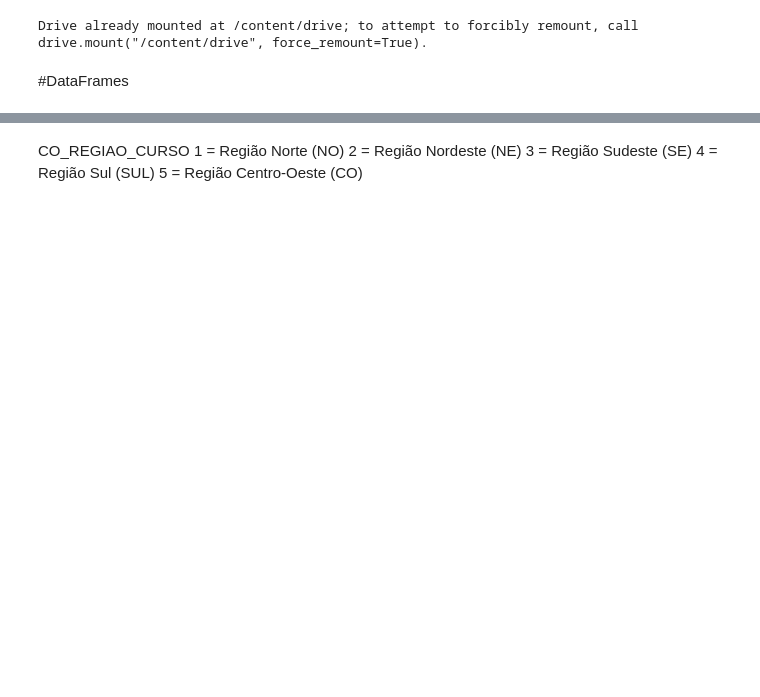
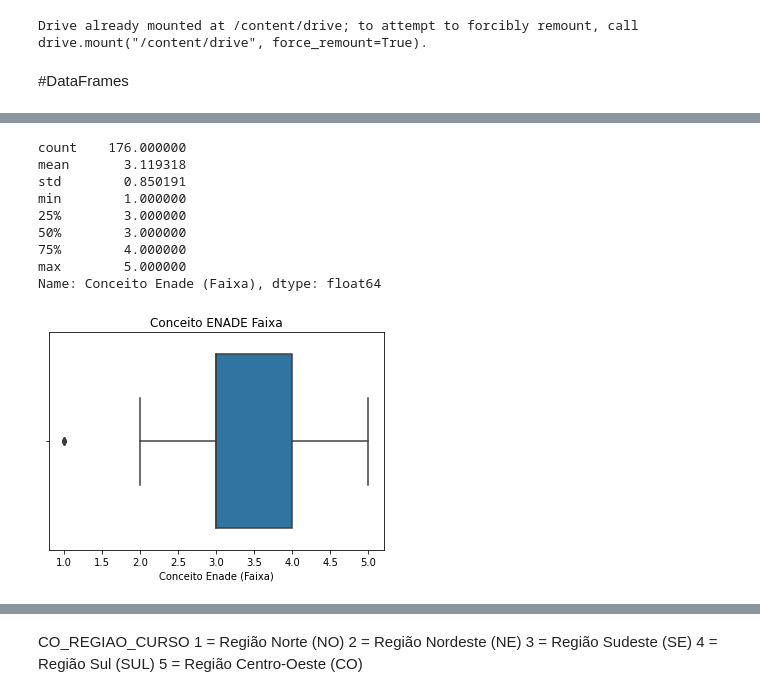
Before and after one commit to franklinperseuDS/TrabalhoModulo03, a Jupyter notebook: trabalhoEstatistica.ipynb, the cells around one changed output, grey strips where cells are left out. Cells and saved outputs as stored; diff of their text form; code cells hidden in the pictures; blank space fills up the shorter version.

```diff
--- a/trabalhoEstatistica.ipynb
+++ b/trabalhoEstatistica.ipynb
@@ -56,0 +122,15 @@ Index(['DS_VT_ACE_OFG', 'DS_VT_ESC_OCE', 'DS_VT_ACE_OCE', 'TP_PRES',
+# %%
+#Conceito Enade (Faixa)
+se.boxplot(dfMedicinaC['Conceito Enade (Faixa)']).set_title('Conceito ENADE Faixa')
+dfMedicinaC['Conceito Enade (Faixa)'].describe()
+# %% [output]
+count    176.000000
+mean       3.119318
+std        0.850191
+min        1.000000
+25%        3.000000
+50%        3.000000
+75%        4.000000
+max        5.000000
+Name: Conceito Enade (Faixa), dtype: float64
+[figure, added]
```
Also changed, not shown: parts of 38 cells of this notebook.
